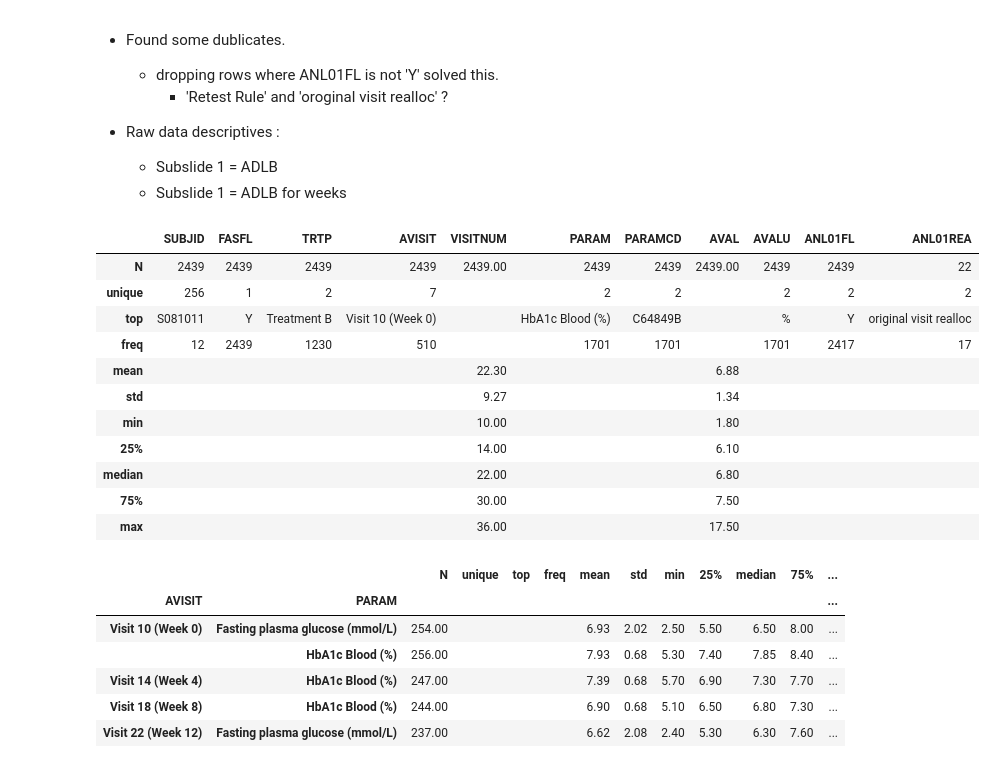
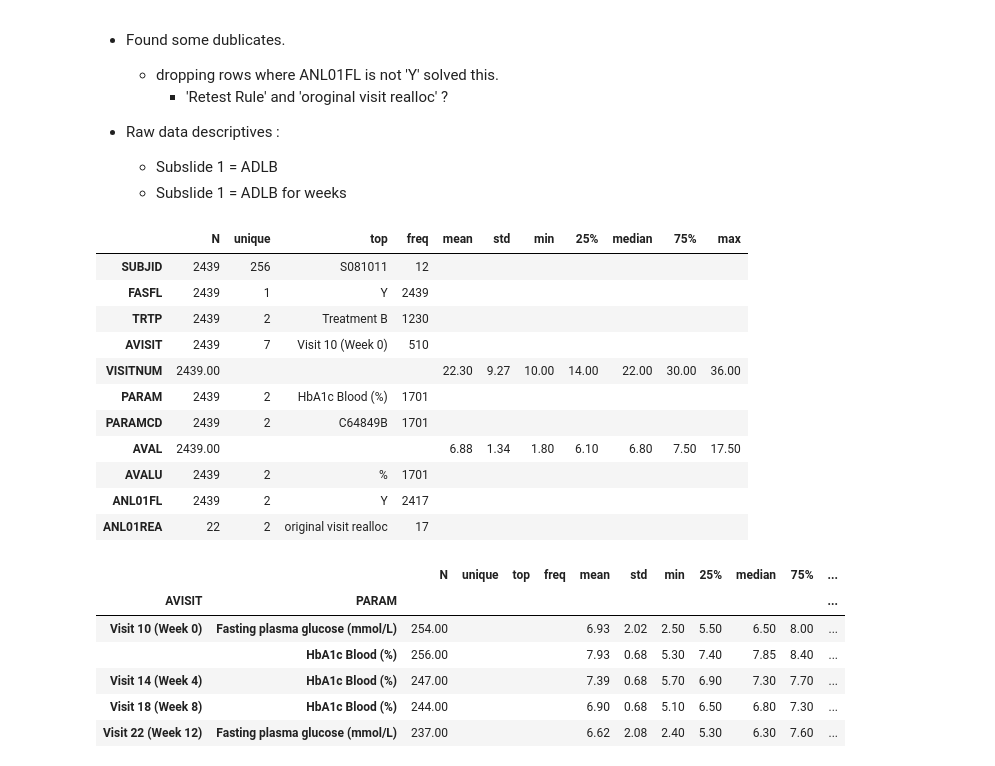
Before and after one commit to nurrix/novo-application-2022-03-28, a Jupyter notebook: Novo2022-03-28.ipynb, the cells around one changed output. Drawn from its saved outputs; the diff is of its cells as text; code cells hidden in the pictures.

```diff
--- a/Novo2022-03-28.ipynb
+++ b/Novo2022-03-28.ipynb
@@ -149,20 +149,20 @@ ADSLdf.describe(include='all').fillna('').transpose().style.format(precision=2)
     - Subslide 1 = ADLB
     - Subslide 1 = ADLB for weeks
 # %%
-ADLBdf.describe(include='all').fillna('').rename({'50%':'median', 'count':'N'}, axis="index", level=0).style.format(precision=2)
+ADLBdf.describe(include='all').fillna('').rename({'50%':'median', 'count':'N'}, axis="index", level=0).transpose().style.format(precision=2)
 # %% [output]
-|  | SUBJID | FASFL | TRTP | AVISIT | VISITNUM | PARAM | PARAMCD | AVAL | AVALU | ANL01FL | ANL01REA |
-| N | 2439 | 2439 | 2439 | 2439 | 2439.00 | 2439 | 2439 | 2439.00 | 2439 | 2439 | 22 |
-| unique | 256 | 1 | 2 | 7 |  | 2 | 2 |  | 2 | 2 | 2 |
-| top | S081011 | Y | Treatment B | Visit 10 (Week 0) |  | HbA1c Blood (%) | C64849B |  | % | Y | original visit realloc |
-| freq | 12 | 2439 | 1230 | 510 |  | 1701 | 1701 |  | 1701 | 2417 | 17 |
-| mean |  |  |  |  | 22.30 |  |  | 6.88 |  |  |  |
-| std |  |  |  |  | 9.27 |  |  | 1.34 |  |  |  |
-| min |  |  |  |  | 10.00 |  |  | 1.80 |  |  |  |
-| 25% |  |  |  |  | 14.00 |  |  | 6.10 |  |  |  |
-| median |  |  |  |  | 22.00 |  |  | 6.80 |  |  |  |
-| 75% |  |  |  |  | 30.00 |  |  | 7.50 |  |  |  |
-| max |  |  |  |  | 36.00 |  |  | 17.50 |  |  |  |
+|  | N | unique | top | freq | mean | std | min | 25% | median | 75% | max |
+| SUBJID | 2439 | 256 | S081011 | 12 |  |  |  |  |  |  |  |
+| FASFL | 2439 | 1 | Y | 2439 |  |  |  |  |  |  |  |
+| TRTP | 2439 | 2 | Treatment B | 1230 |  |  |  |  |  |  |  |
+| AVISIT | 2439 | 7 | Visit 10 (Week 0) | 510 |  |  |  |  |  |  |  |
+| VISITNUM | 2439.00 |  |  |  | 22.30 | 9.27 | 10.00 | 14.00 | 22.00 | 30.00 | 36.00 |
+| PARAM | 2439 | 2 | HbA1c Blood (%) | 1701 |  |  |  |  |  |  |  |
+| PARAMCD | 2439 | 2 | C64849B | 1701 |  |  |  |  |  |  |  |
+| AVAL | 2439.00 |  |  |  | 6.88 | 1.34 | 1.80 | 6.10 | 6.80 | 7.50 | 17.50 |
+| AVALU | 2439 | 2 | % | 1701 |  |  |  |  |  |  |  |
+| ANL01FL | 2439 | 2 | Y | 2417 |  |  |  |  |  |  |  |
+| ANL01REA | 22 | 2 | original visit realloc | 17 |  |  |  |  |  |  |  |
 # %%
 ADLBdf.groupby(['AVISIT', 'PARAM']).describe(include='all').rename({'50%':'median', 'count':'N'}, axis="columns", level=1).fillna('')['AVAL'].style.format(precision=2)
 # %% [output]
```
Also changed, not shown: parts of 8 cells of this notebook.
